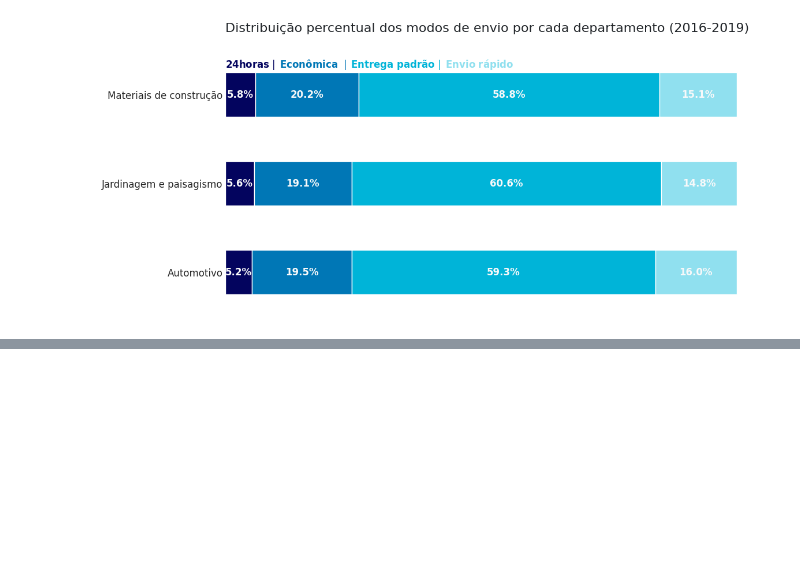
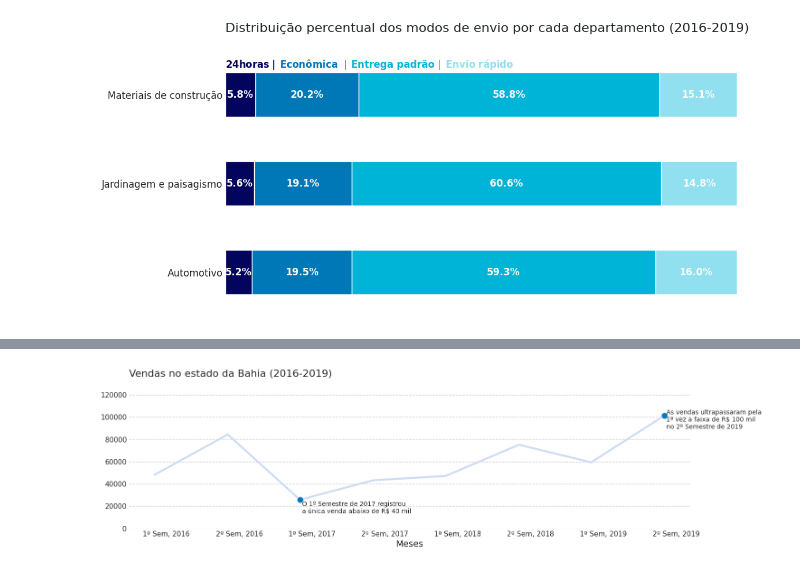
Before and after one commit to Matheus-Pombeiro/dataviz_comparison_distribution_charts, a Jupyter notebook: comparison_distribution_charts.ipynb, the cells around one changed output, grey strips where cells are left out. Saved outputs shown, nothing was run; the diff lists cells and outputs as text; code cells hidden in the pictures; blank space fills up the shorter version.

```diff
--- a/comparison_distribution_charts.ipynb
+++ b/comparison_distribution_charts.ipynb
@@ -876,0 +1124,10 @@ fig = ax.get_figure()
+# %%
+# Criando um df com os dados desejados
+df_estado = vendas.copy()
+df_estado = df_estado.query('estado == "Bahia"')[["data_pedido", "vendas"]]
+
+# Agrupando as vendas por final do semestre (2Q)
+df_estado.set_index('data_pedido', inplace=True)
+df_estado = df_estado.resample('2QE', closed='left').agg('sum')
+df_estado = df_estado.reset_index()
+df_estado.head()
@@ -876,0 +1141,47 @@ fig = ax.get_figure()
+# %%
+# Criando uma figura
+fig, ax = plt.subplots(figsize=(16, 4))
+
+# Resgatando o valor minimo, maximo das vendas
+venda_min = df_estado.vendas.min()
+venda_max = df_estado.vendas.max()
+valores = df_estado.vendas.values
+
+# Gerando a lista com os pontos a marcar (True apenas para mínimo e máximo)
+pontos_a_marcar = list((valores == venda_min) | (valores == venda_max))
+
+# Criando o gráfico de linha das vendas
+ax.plot(df_estado['data_pedido'], df_estado['vendas'], lw=3, color=AZUL5, marker='o',
+        markersize=10, markerfacecolor=AZUL2, markevery=pontos_a_marcar)
+
+# Personalizando o gráfico
+ax.set_title('Vendas no estado da Bahia (2016-2019)', fontsize = 16, loc='left', pad = 20)
+ax.set_xlabel('Meses', fontsize = 14)
+ax.set_ylabel('')
+ax.grid(axis='y', linestyle='--')
+ax.set_frame_on(False)
+
+# Removendo os ticks dos eixos x e y
+ax.tick_params(axis='both', which='both', length=0)
+
+# Descrevendo os limites mínimo e máximo do eixo y
+plt.ylim(0, 1.25e5)
+
+# Definindo o intevalo semestral para os dados
+ax.xaxis.set_major_locator(mdates.MonthLocator(bymonth=[6, 12]))
+labels = ["1º Sem, 2016", "2º Sem, 2016", "1º Sem, 2017", "2º Sem, 2017",
+          "1º Sem, 2018", "2º Sem, 2018", "1º Sem, 2019", "2º Sem, 2019"]
+ax.set_xticks(ax.get_xticks())
+ax.set_xticklabels(labels, ha='left')
+
+# Escrevendo textos nos pontos de destaque
+for x, y in zip(df_estado.data_pedido, df_estado.vendas):
+  if y == venda_min:
+    ax.text(x, y=y - 1.2e4, s=f" O 1º Semestre de 2017 registrou \n a única venda abaixo de R$ 40 mil", fontsize = 10)
+  if y == venda_max:
+    ax.text(x, y=y - 1.2e4, s=f" As vendas ultrapassaram pela \n 1ª vez a faixa de R$ 100 mil \n no 2º Semestre de 2019", fontsize = 10)
+
+# Exibindo o gráfico
+plt.show()
+# %% [output]
+[figure, added]
```
Also changed, not shown: parts of 15 cells of this notebook.
